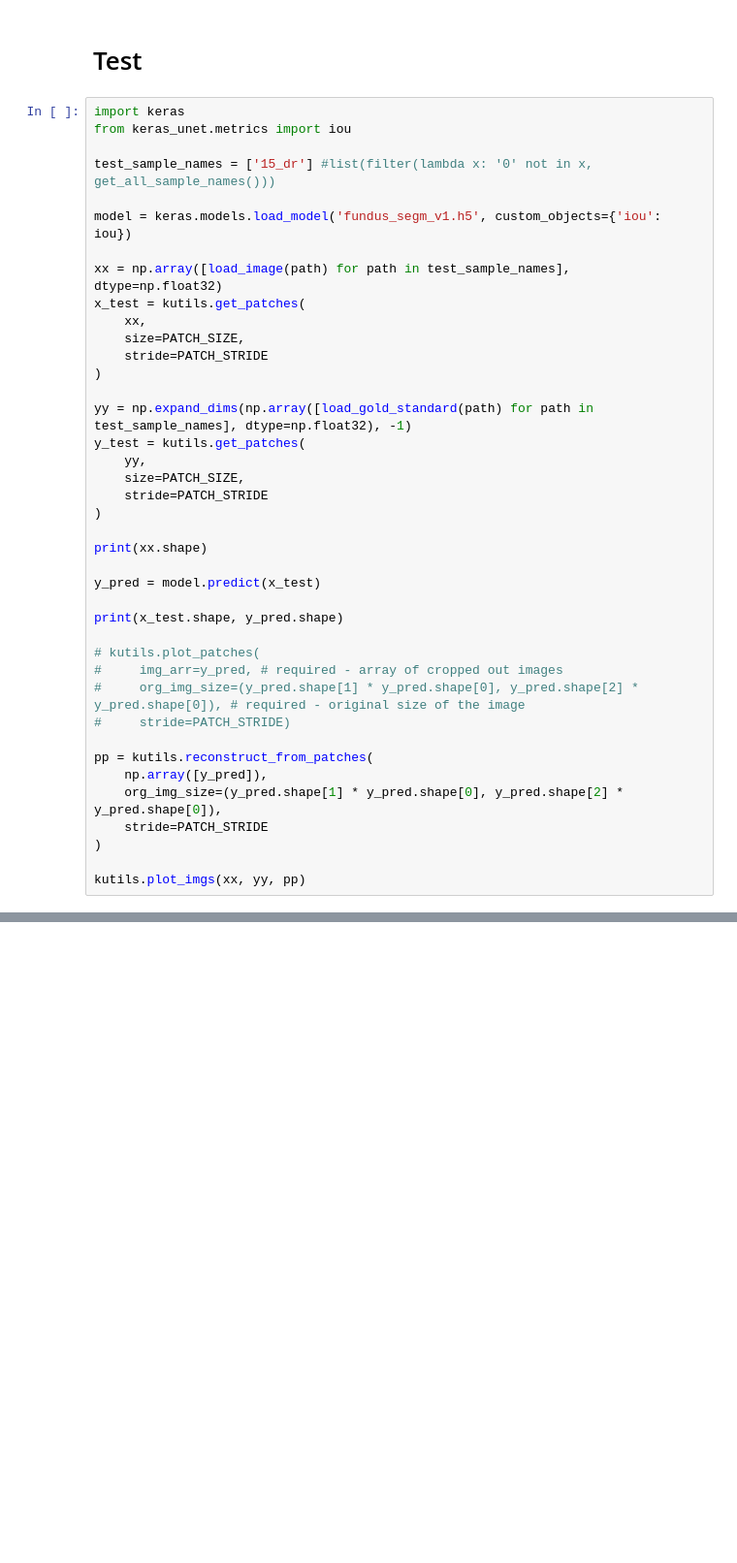
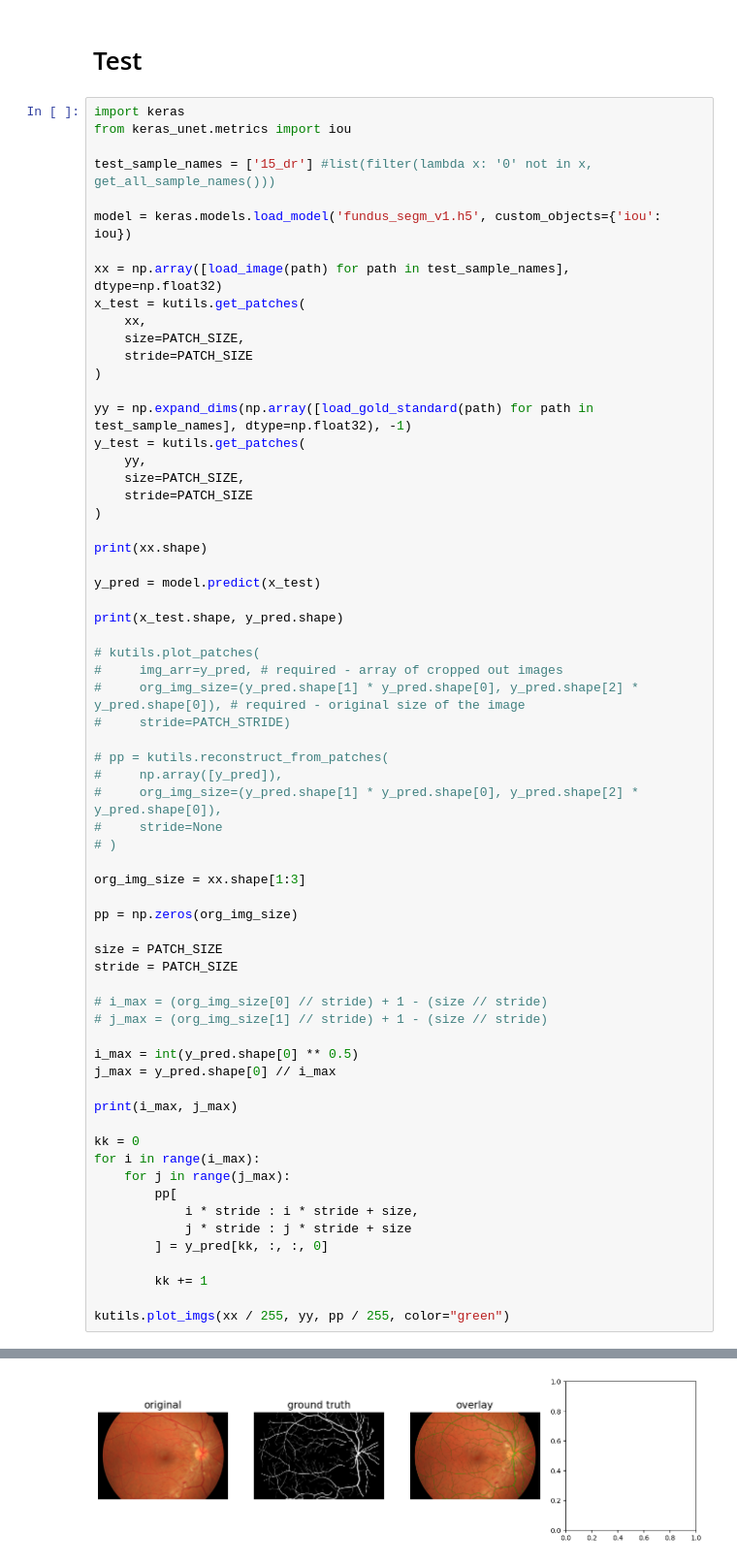
Before and after one commit to desecnd/deep-vessel, a Jupyter notebook: 5_deep_learning.ipynb, the cells around one changed output, grey strips where cells are left out. Shown at 97% size. Saved outputs shown, nothing was run; the diff lists cells and outputs as text; blank space fills up the shorter version.

Commit message:
duct tape dl image reconstructions

```diff
--- a/5_deep_learning.ipynb
+++ b/5_deep_learning.ipynb
@@ -232,14 +228,14 @@ xx = np.array([load_image(path) for path in test_sample_names], dtype=np.float32
 x_test = kutils.get_patches(
     xx,
     size=PATCH_SIZE,
-    stride=PATCH_STRIDE
+    stride=PATCH_SIZE
 )
 
 yy = np.expand_dims(np.array([load_gold_standard(path) for path in test_sample_names], dtype=np.float32), -1)
 y_test = kutils.get_patches(
     yy,
     size=PATCH_SIZE,
-    stride=PATCH_STRIDE
+    stride=PATCH_SIZE
 )
 
 print(xx.shape)
@@ -253,12 +249,37 @@ print(x_test.shape, y_pred.shape)
 #     org_img_size=(y_pred.shape[1] * y_pred.shape[0], y_pred.shape[2] * y_pred.shape[0]), # required - original size of the image
 #     stride=PATCH_STRIDE)
 
-pp = kutils.reconstruct_from_patches(
-    np.array([y_pred]),
-    org_img_size=(y_pred.shape[1] * y_pred.shape[0], y_pred.shape[2] * y_pred.shape[0]),
-    stride=PATCH_STRIDE
-)
+# pp = kutils.reconstruct_from_patches(
+#     np.array([y_pred]),
+#     org_img_size=(y_pred.shape[1] * y_pred.shape[0], y_pred.shape[2] * y_pred.shape[0]),
+#     stride=None
+# )
 
-kutils.plot_imgs(xx, yy, pp)
+org_img_size = xx.shape[1:3]
+
+pp = np.zeros(org_img_size)
+
+size = PATCH_SIZE
+stride = PATCH_SIZE
+
+# i_max = (org_img_size[0] // stride) + 1 - (size // stride)
+# j_max = (org_img_size[1] // stride) + 1 - (size // stride)
+
+i_max = int(y_pred.shape[0] ** 0.5)
+j_max = y_pred.shape[0] // i_max
+
+print(i_max, j_max)
+
+kk = 0
+for i in range(i_max):
+    for j in range(j_max):
+        pp[
+            i * stride : i * stride + size,
+            j * stride : j * stride + size
+        ] = y_pred[kk, :, :, 0]
+
+        kk += 1
+
+kutils.plot_imgs(xx / 255, yy, pp / 255, color="green")
 # %% [output]
 (1, 2336, 3504, 3)
@@ -267,0 +290 @@ ValueError: need at least one array to stack
+[figure, added]
```
Also changed, not shown: parts of 2 cells of this notebook.
